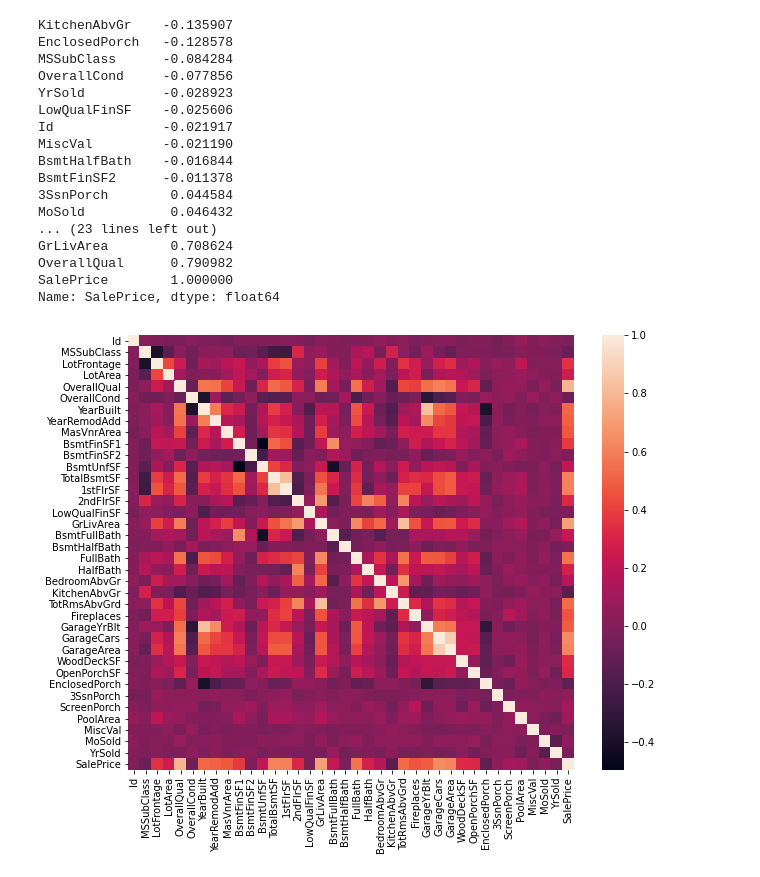
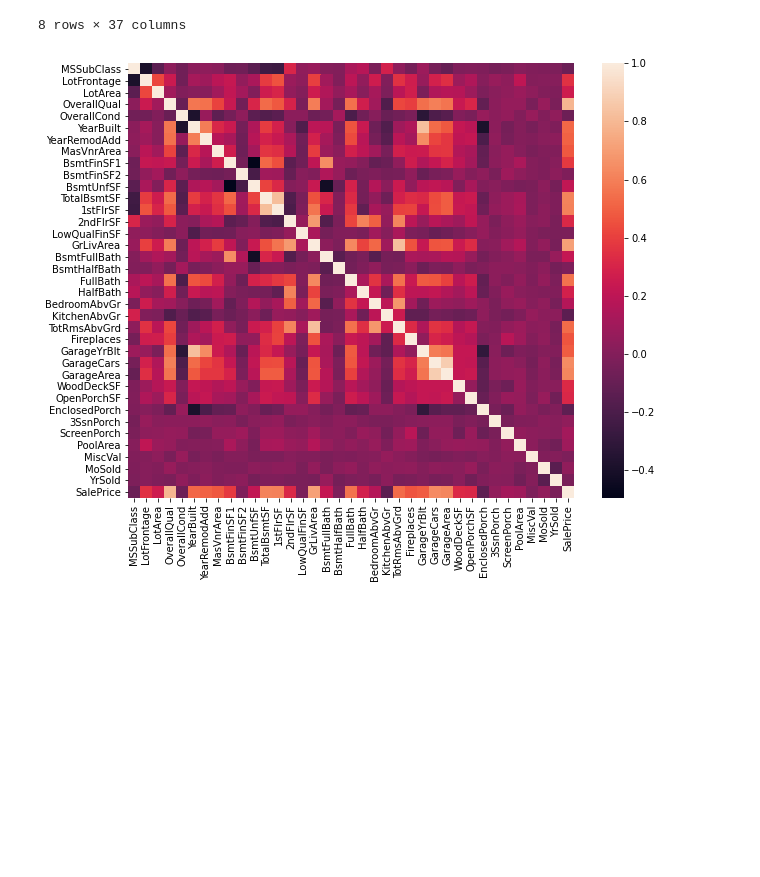
Before and after one commit to nicolasbuitragob/house_prices_kaggle, a Jupyter notebook: house_prices.ipynb, the cells around one changed output. Drawn from its saved outputs; the diff is of its cells as text; code cells hidden in the pictures; blank space fills up the shorter version.

Commit message:
remove nan values

```diff
--- a/house_prices.ipynb
+++ b/house_prices.ipynb
@@ -7,7 +7,7 @@ import seaborn as sns
 #Load data
 train = pd.read_csv('train.csv')
 y = train['SalePrice']
-train.drop(['Id','SalePrice'],axis = 1,inplace = True)
+train.drop(['Id'],axis = 1,inplace = True)
 test = pd.read_csv('test.csv')
 # %%
 #check where are Nan Values
@@ -42,9 +44,10 @@ def numerical_plot(df,numerical):
         plt.show()
 #numerical_plot(train,numerical)
 # %%
+#CORRELATION MATRIX, HEAT MAP AND DATA DESCRIPTION (NUMERICAL)
 corr_matrix = train.corr()
 corr_matrix['SalePrice'].sort_values()
 plt.figure(figsize=(10,8))
 sns.heatmap(corr_matrix)
-corr_matrix['SalePrice'].sort_values()
+train.describe()
 # %% [output]
@@ -51,19 +63,3 @@ corr_matrix['SalePrice'].sort_values()
-KitchenAbvGr    -0.135907
-EnclosedPorch   -0.128578
-MSSubClass      -0.084284
-OverallCond     -0.077856
-YrSold          -0.028923
-LowQualFinSF    -0.025606
-Id              -0.021917
-MiscVal         -0.021190
-BsmtHalfBath    -0.016844
-BsmtFinSF2      -0.011378
-3SsnPorch        0.044584
-MoSold           0.046432
-... (23 lines left out)
-GrLivArea        0.708624
-OverallQual      0.790982
-SalePrice        1.000000
-Name: SalePrice, dtype: float64
+8 rows × 37 columns
-[figure, old version]
+[figure, new version]
 # %%
```
Also changed, not shown: parts of 10 cells of this notebook.
